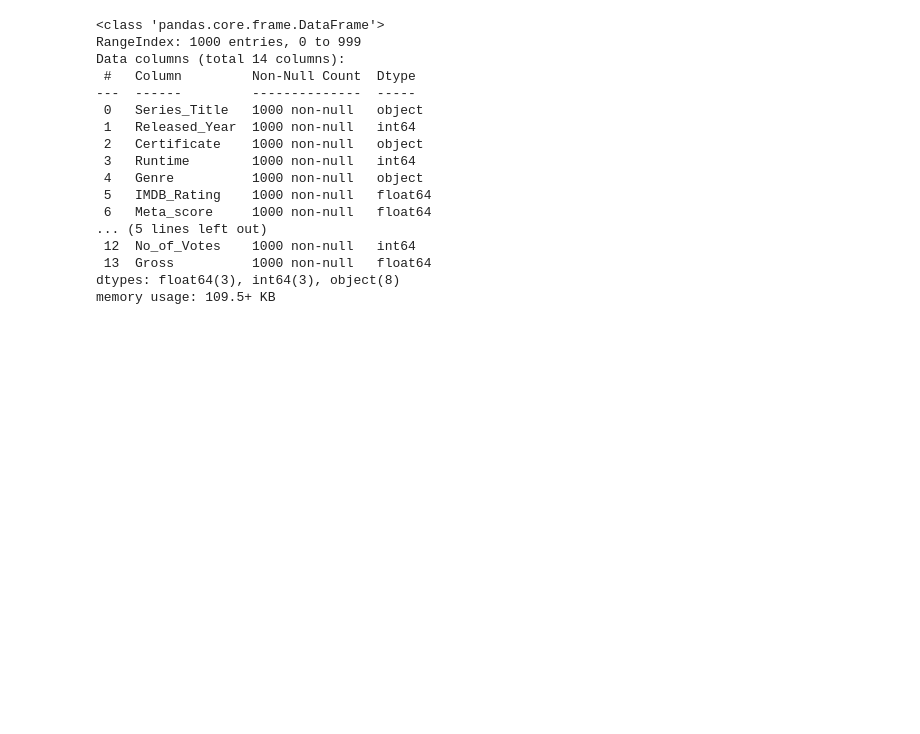
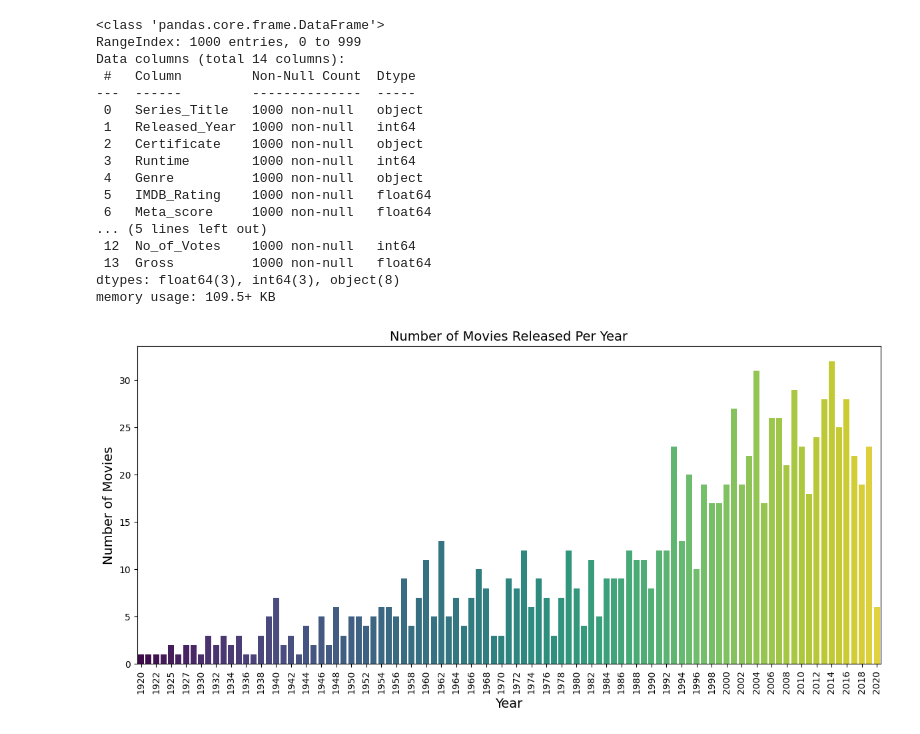
Before and after one commit to G-Bielokozowicz/IMBD-Top-1000-Analysis, a Jupyter notebook: main.ipynb, the cells around one changed output. Drawn from its saved outputs; the diff is of its cells as text; code cells hidden in the pictures; blank space fills up the shorter version.

Commit message:
EDA: Number of movies per year and certificate; imdb ratings and meta score distribution; regression analysis gross revenue vs meta score and imdb ratings

```diff
--- a/main.ipynb
+++ b/main.ipynb
@@ -106,3 +108,27 @@ Data columns (total 14 columns):
  13  Gross          1000 non-null   float64
 dtypes: float64(3), int64(3), object(8)
 memory usage: 109.5+ KB
+# %%
+# Number of movies released per year
+plt.figure(figsize=(12, 6))
+sns.countplot(
+    data=df,
+    x='Released_Year',
+    palette='viridis',
+    hue='Released_Year',
+    legend=False
+)
+
+# Add titles and labels
+plt.title("Number of Movies Released Per Year", fontsize=14)
+plt.xlabel("Year", fontsize=14)
+plt.ylabel("Number of Movies", fontsize=14)
+plt.xticks(rotation=90)  # Rotate x-axis labels for better readability
+
+# Adjust x-axis ticks
+plt.gca().xaxis.set_major_locator(ticker.MultipleLocator(2))
+
+plt.tight_layout()
+plt.show()
+# %% [output]
+[figure, added]
```
Also changed, not shown: parts of 5 cells of this notebook.
